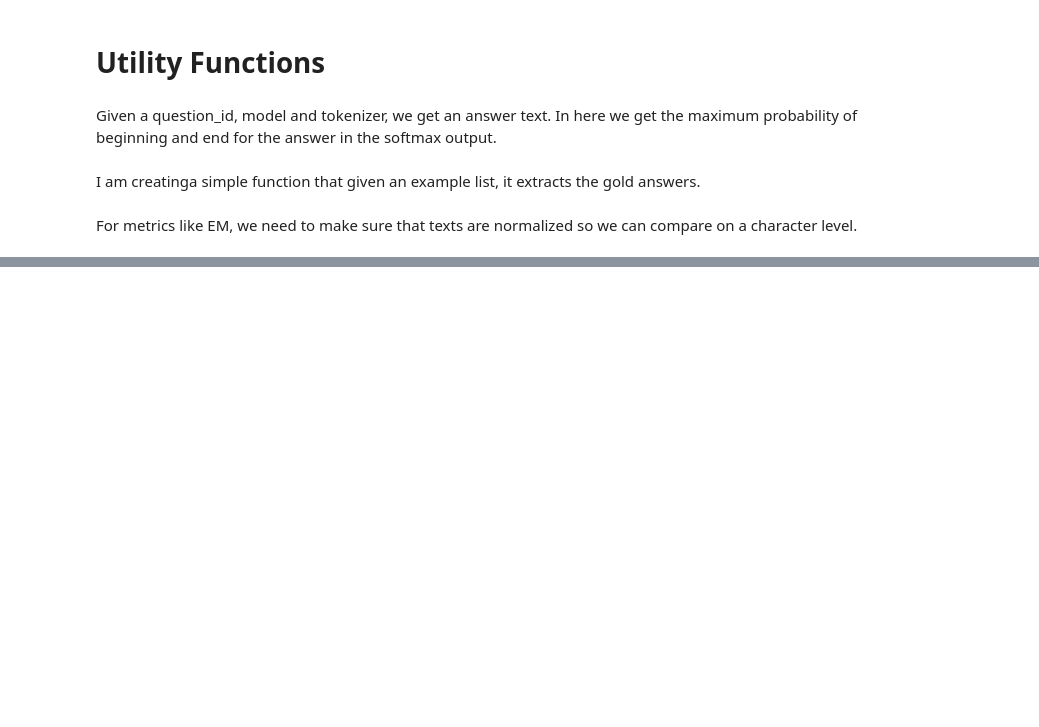
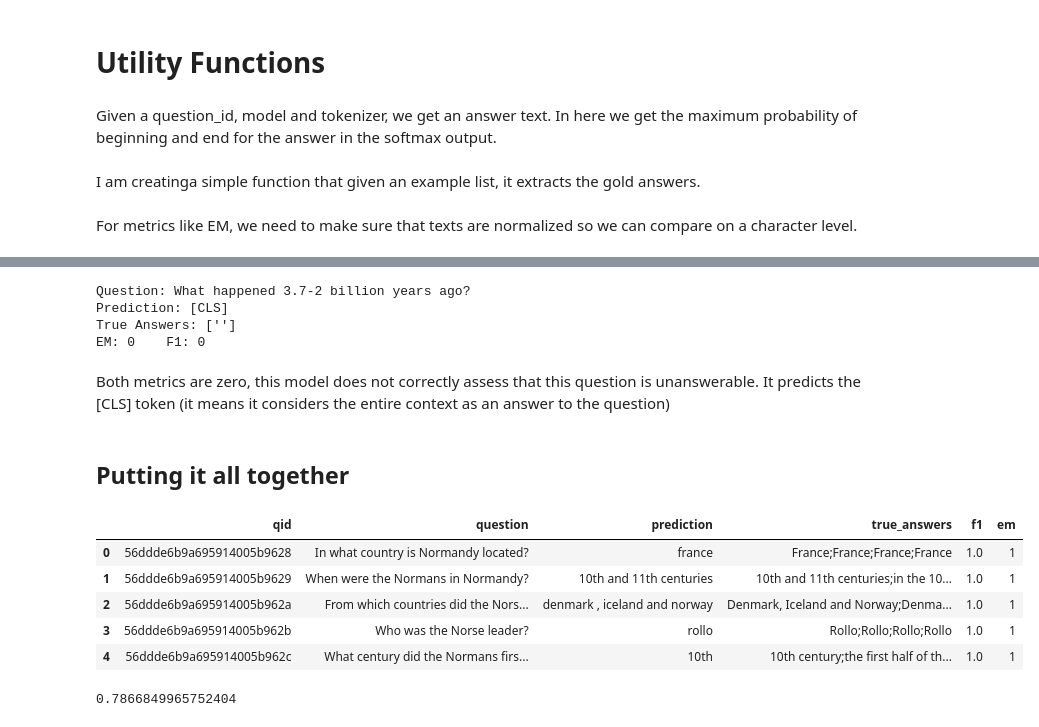
Before and after one commit to Spartan-119/A-B-Testing-Approach-for-Comparing-Performance-of-ML-Models, a Jupyter notebook: a_b_testing_implementation.ipynb, the cells around one changed output, grey strips where cells are left out. Drawn from its saved outputs; the diff is of its cells as text; code cells hidden in the pictures; blank space fills up the shorter version.

```diff
--- a/a_b_testing_implementation.ipynb
+++ b/a_b_testing_implementation.ipynb
@@ -338,7 +338,7 @@ def normalize_text(s: str):
     return " ".join(text.split())
 
   def remove_punc(text):
-    exclude = set(string.puncutation)
+    exclude = set(string.punctuation)
     return "".join(ch for ch in text if ch not in exclude)
 
   def lower(text):
@@ -347,0 +352,3 @@ def normalize_text(s: str):
+# %%
+def compute_exact_match(prediction, truth):
+  return int(normalize_text(prediction) == normalize_text(truth))
@@ -347,0 +398,72 @@ def normalize_text(s: str):
+# %%
+prediction = get_prediction(no_answer_qids[1254], model, tokenizer)
+example = examples[qid_to_example_index[no_answer_qids[1254]]]
+
+gold_answers = get_gold_answers(example)
+
+em_score = max((compute_exact_match(prediction, answer)) for answer in gold_answers)
+f1_score = max((compute_f1(prediction, answer)) for answer in gold_answers)
+
+print(f"Question: {example.question_text}")
+print(f"Prediction: {prediction}")
+print(f"True Answers: {gold_answers}")
+print(f"EM: {em_score} \t F1: {f1_score}")
+# %% [output]
+Question: What happened 3.7-2 billion years ago?
+Prediction: [CLS]
+True Answers: ['']
+EM: 0    F1: 0
+# %% [markdown]
+Both metrics are zero, this model does not correctly assess that this question is unanswerable. It predicts the [CLS] token (it means it considers the entire context as an answer to the question)
+# %% [markdown]
+## Putting it all together
+# %%
+def get_answers_metrics(
+    model: AutoModelForQuestionAnswering,
+    tokenizer: AutoTokenizer,
+    answer_qids = answer_qids,
+    examples = examples):
+
+  answers_arr = []
+  start_time = time.time()
+  errors = []
+
+  for qid in tqdm(answer_qids):
+    try:
+      prediction = get_prediction(qid, model, tokenizer)
+      example = examples[qid_to_example_index[qid]]
+
+      gold_answers = get_gold_answers(example)
+
+      em_score = max((compute_exact_match(prediction, answer)) for answer in gold_answers)
+      f1_score = max((compute_f1(prediction, answer)) for answer in gold_answers)
+
+      result_dict = {}
+      result_dict["qid"] = qid
+      result_dict["question"] = example.question_text
+      result_dict["prediction"] = prediction
+      result_dict["true_answers"] = ';'.join(gold_answers)
+      result_dict["f1"] = f1_score
+      result_dict["em"] = em_score
+      answers_arr.append(result_dict)
+    except:
+      errors.append(qid)
+
+  end_time = time.time()
+
+  return pd.DataFrame(answers_arr), end_time - start_time, errors
+# %%
+metrics_df, total_time, errors = get_answers_metrics(model, tokenizer, answer_qids[: 100])
+# %%
+metrics_df.head()
+# %% [output]
+|  | qid | question | prediction | true_answers | f1 | em |
+| 0 | 56ddde6b9a695914005b9628 | In what country is Normandy located? | france | France;France;France;France | 1.0 | 1 |
+| 1 | 56ddde6b9a695914005b9629 | When were the Normans in Normandy? | 10th and 11th centuries | 10th and 11th centuries;in the 10... | 1.0 | 1 |
+| 2 | 56ddde6b9a695914005b962a | From which countries did the Nors... | denmark , iceland and norway | Denmark, Iceland and Norway;Denma... | 1.0 | 1 |
+| 3 | 56ddde6b9a695914005b962b | Who was the Norse leader? | rollo | Rollo;Rollo;Rollo;Rollo | 1.0 | 1 |
+| 4 | 56ddde6b9a695914005b962c | What century did the Normans firs... | 10th | 10th century;the first half of th... | 1.0 | 1 |
+# %%
+metrics_df['f1'].mean()
+# %% [output]
+0.7866849965752404
```
Also changed, not shown: parts of 14 cells of this notebook.
